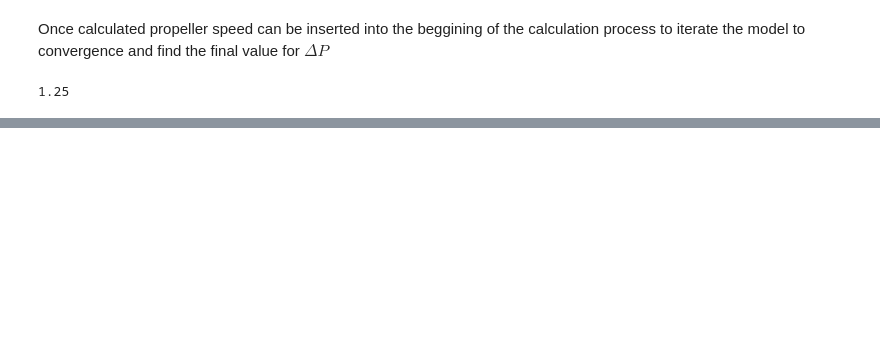
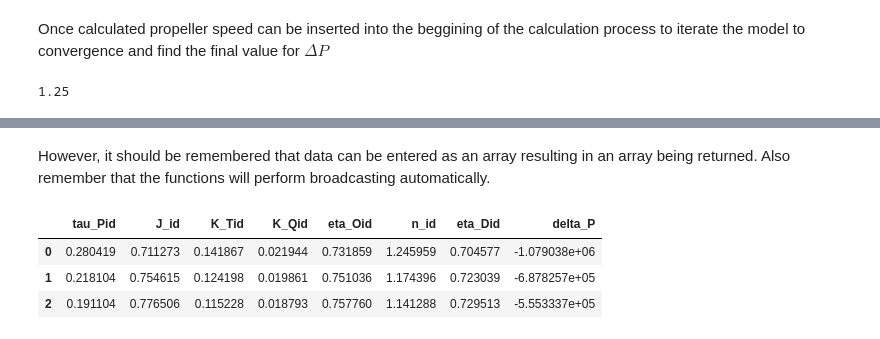
Before and after one commit to silverstream-tech/pyseatrials, a Jupyter notebook: nbs/04_power.ipynb, the cells around one changed output, grey strips where cells are left out. Cells and saved outputs as stored; diff of their text form; code cells hidden in the pictures; blank space fills up the shorter version.

```diff
--- a/nbs/04_power.ipynb
+++ b/nbs/04_power.ipynb
@@ -521,0 +706,26 @@ test_eq(propeller_speed(2, 10, 2, 0.5),1.25)
+# %%
+#| hide
+
+trial_values, K_coeffs = calculate_all_values_from_trial_phase(
+            V_s = 8.8,
+            P_dms = 14242e3,
+            eta_ms = 1.018,
+            delta_R = -44000,
+            R_id = -44000,
+            delta_eta  = 0,
+            delta_t = 0,
+            delta_w = 0,
+            shaft_speed = 68/60, #rpm converted to sec
+            diameter = 8.4, #because there are two shafts?
+            number_shafts = 2,
+            water_density = 1023,
+            e_i = 1.089,
+            t_Rid = 0.2,
+            w_Mid = 0.24,
+            J = np.linspace(0.3, 0.85, 12),
+            K_T = np.asarray([0.3038, 0.2846, 0.2651, 0.2456, 0.226, 0.2064, 0.1867, 0.1669, 0.1467, 0.1264, 0.1056, 0.0845]),
+            K_Q = np.asarray([0.397,0.3765,0.356,0.3352,0.3142,0.2929,0.2711,0.2488,0.2257,0.2016,0.1765,0.1501])/10
+)
+
+
+test_close(trial_values['w_Sid'],0.154066, eps = 1e-5 )
@@ -521,0 +805,26 @@ test_eq(propeller_speed(2, 10, 2, 0.5),1.25)
+# %% [markdown]
+However, it should be remembered that data can be entered as an array resulting in an array being returned. Also remember that the functions will perform broadcasting automatically.
+# %%
+ideal_values = calculate_all_values_from_ideal_phase(
+            V_s = 8.8,
+            P_dms = 14242e3,
+            delta_R = -44000,
+            shaft_speed = 68/60, #rpm converted to sec
+            diameter = 8.4, #because there are two shafts?
+            number_shafts = 2,
+            t_Rid = 0.2,
+            R_id= np.array([1.8e6, 1.4e6, trial_values['R_id'] ]),
+            eta_Rms=trial_values['eta_Rms'],
+            eta_Dms=trial_values['eta_Dms'],
+            w_Sid=trial_values['w_Sid'],
+            K_T_coeffs =  K_coeffs[0],
+            K_Q_coeffs =  K_coeffs[1],
+            water_density = 1026
+)
+
+pd.DataFrame(ideal_values, index = [0,1,2])
+# %% [output]
+|  | tau_Pid | J_id | K_Tid | K_Qid | eta_Oid | n_id | eta_Did | delta_P |
+| 0 | 0.280419 | 0.711273 | 0.141867 | 0.021944 | 0.731859 | 1.245959 | 0.704577 | -1.079038e+06 |
+| 1 | 0.218104 | 0.754615 | 0.124198 | 0.019861 | 0.751036 | 1.174396 | 0.723039 | -6.878257e+05 |
+| 2 | 0.191104 | 0.776506 | 0.115228 | 0.018793 | 0.757760 | 1.141288 | 0.729513 | -5.553337e+05 |
```
Also changed, not shown: parts of 40 cells of this notebook, 6 other files.
